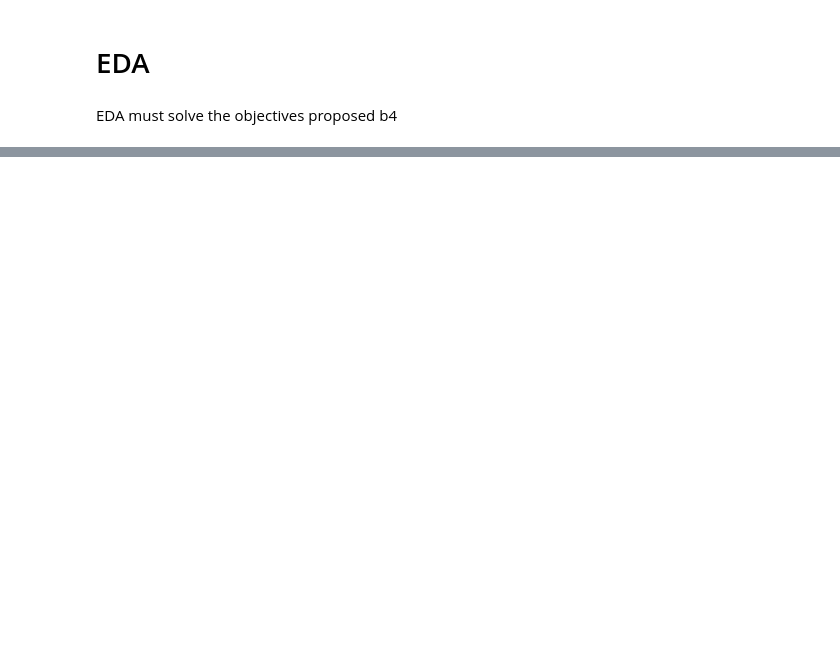
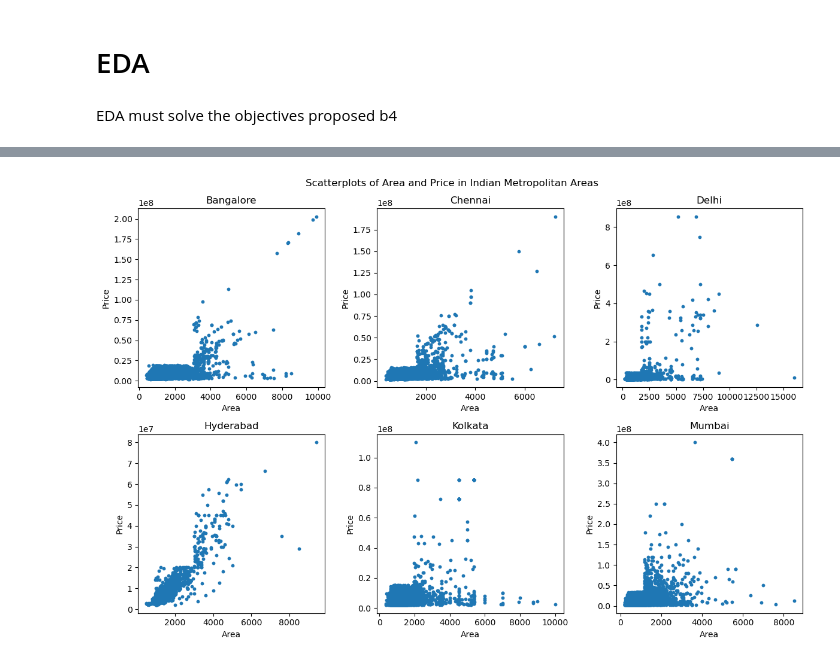
Before and after one commit to chuansate/DataMiningRealEstate, a Jupyter notebook: Data Mining on Real Estate, India.ipynb, the cells around one changed output, grey strips where cells are left out. Saved outputs shown, nothing was run; the diff lists cells and outputs as text; code cells hidden in the pictures; blank space fills up the shorter version.

```diff
--- a/Data Mining on Real Estate, India.ipynb
+++ b/Data Mining on Real Estate, India.ipynb
@@ -463,0 +582,20 @@ EDA must solve the objectives proposed b4
+# %%
+# Create a figure with subplots
+fig, axes = plt.subplots(nrows=2, ncols=3, figsize=(12, 8))
+fig.suptitle("Scatterplots of Area and Price in Indian Metropolitan Areas")
+
+# Flatten the axes array for easier indexing
+axes = axes.flatten()
+
+# Create histograms for each city in subplots
+for i, marea in enumerate(metro_areas):
+    axes[i].scatter(x='Area', y='Price', data=ds[ds["metropolitan_area"] == marea], s=10)
+    axes[i].set_title(marea)
+    axes[i].set_xlabel("Area")
+    axes[i].set_ylabel("Price")
+
+# Adjust layout
+plt.tight_layout()
+plt.show()
+# %% [output]
+[figure, added]
```
Also changed, not shown: parts of 41 cells of this notebook, 3 other files.
